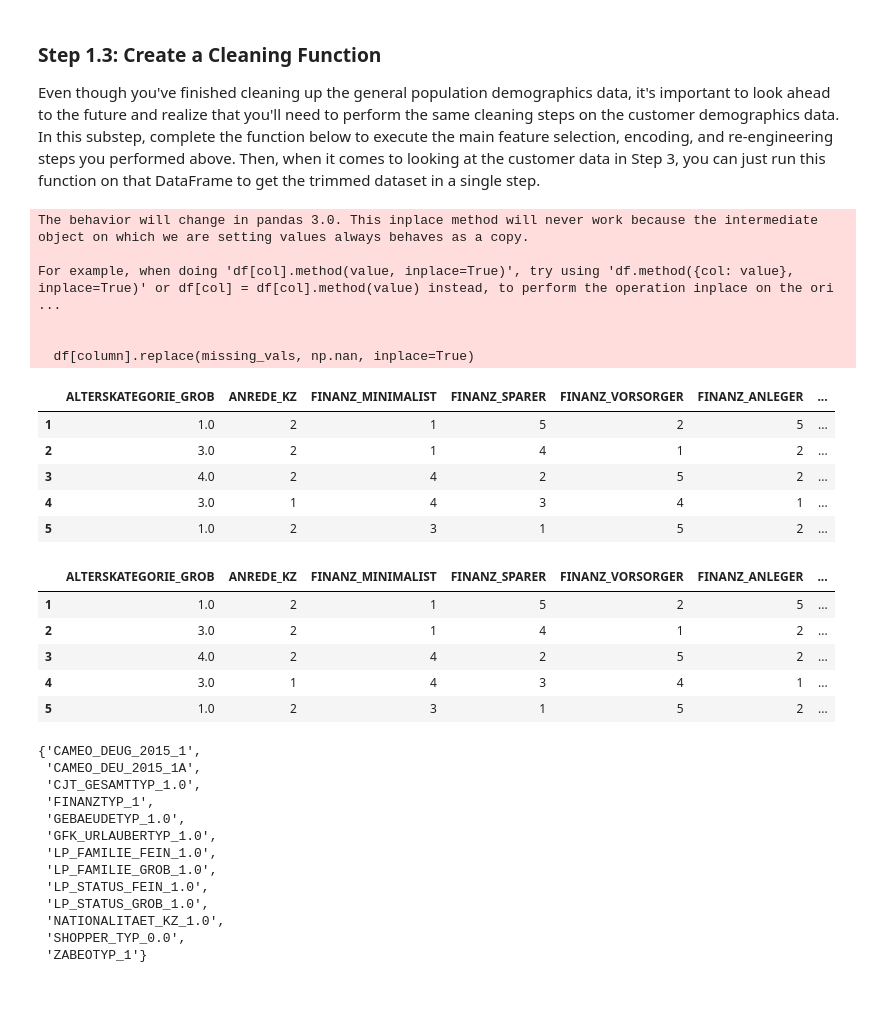
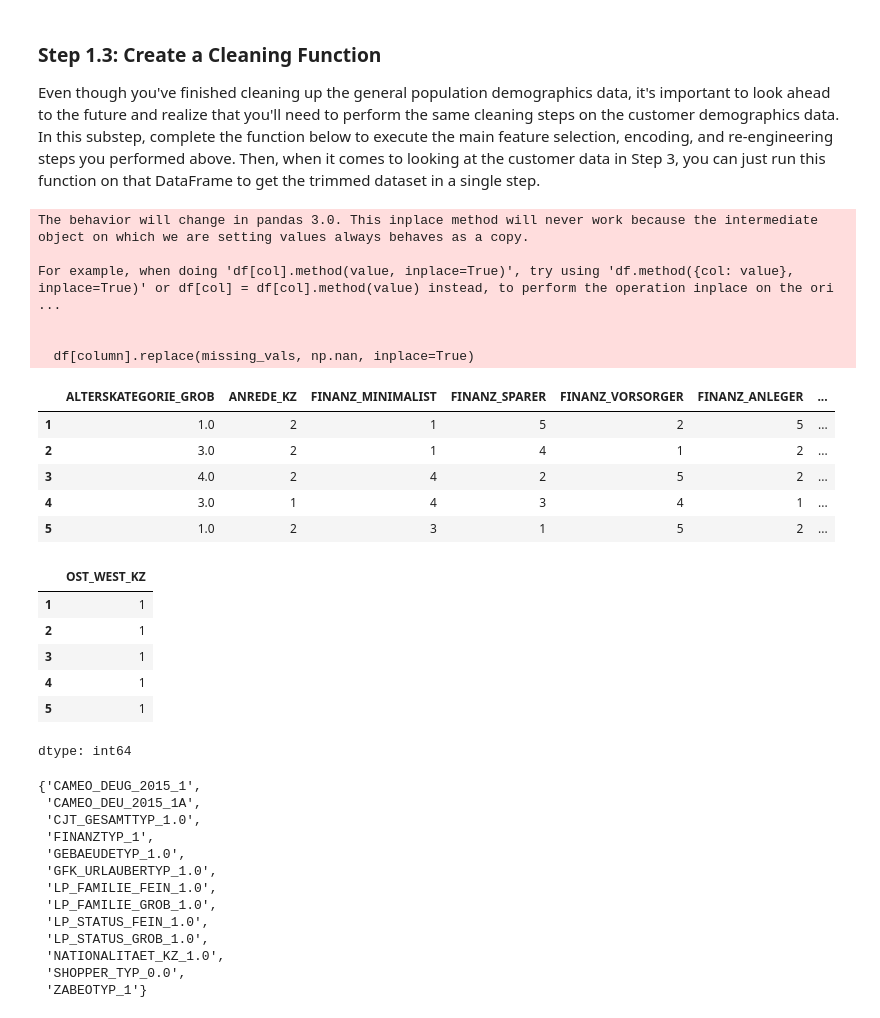
Before and after one commit to mo-matar/Identify-Customer-Segments-Unsupervised-Learning-Project, a Jupyter notebook: Identify_Customer_Segments.ipynb, the cells around one changed output. Cells and saved outputs as stored; diff of their text form; code cells hidden in the pictures.

```diff
--- a/Identify_Customer_Segments.ipynb
+++ b/Identify_Customer_Segments.ipynb
@@ -818,8 +818,6 @@ def clean_data(df):
     #remove rows
 
     mean_missing_per_row = df.isnull().mean(axis=1)*100
-    missing_percent = demographics_cleaned.isnull().mean() * 100
-
     threshold = 15
     df_low = df[mean_missing_per_row <= threshold]
     df_high = df[mean_missing_per_row > threshold]
@@ -829,8 +827,8 @@ def clean_data(df):
         'CJT_GESAMTTYP', 'FINANZTYP', 'GFK_URLAUBERTYP', 'LP_FAMILIE_FEIN', 'LP_FAMILIE_GROB', 'LP_STATUS_FEIN', 'LP_STATUS_GROB',
         'NATIONALITAET_KZ', 'SHOPPER_TYP', 'ZABEOTYP', 'GEBAEUDETYP', 'CAMEO_DEUG_2015', 'CAMEO_DEU_2015']
     df_new = df_low.copy()
-    df_new['OST_WEST_KZ'] = df_low['OST_WEST_KZ'].map({'W': 0, 'O': 1})
-    df_new = pd.get_dummies(df_low, columns=multi_level_categoricals)
+    df_new['OST_WEST_KZ'] = df_new['OST_WEST_KZ'].map({'W': 1, 'O': 0})
+    df_new = pd.get_dummies(df_new, columns=multi_level_categoricals)
 
     #mapping for decade
     decade_mapping = {
@@ -888,7 +886,7 @@ def clean_data(df):
 test = demographics.copy()
 test = clean_data(test)
 display(test.head())
-display(mixed_data2.head())
+# display(mixed_data2.head())
 # %% [output]
 The behavior will change in pandas 3.0. This inplace method will never work because the intermediate object on which we are setting values always behaves as a copy.
 
@@ -902,12 +900,16 @@ For example, when doing 'df[col].method(value, inplace=True)', try using 'df.met
 | 3 | 4.0 | 2 | 4 | 2 | 5 | 2 | ... |
 | 4 | 3.0 | 1 | 4 | 3 | 4 | 1 | ... |
 | 5 | 1.0 | 2 | 3 | 1 | 5 | 2 | ... |
-|  | ALTERSKATEGORIE_GROB | ANREDE_KZ | FINANZ_MINIMALIST | FINANZ_SPARER | FINANZ_VORSORGER | FINANZ_ANLEGER | ... |
-| 1 | 1.0 | 2 | 1 | 5 | 2 | 5 | ... |
-| 2 | 3.0 | 2 | 1 | 4 | 1 | 2 | ... |
-| 3 | 4.0 | 2 | 4 | 2 | 5 | 2 | ... |
-| 4 | 3.0 | 1 | 4 | 3 | 4 | 1 | ... |
-| 5 | 1.0 | 2 | 3 | 1 | 5 | 2 | ... |
+# %%
+test['OST_WEST_KZ'].head()
+# %% [output]
+|  | OST_WEST_KZ |
+| 1 | 1 |
+| 2 | 1 |
+| 3 | 1 |
+| 4 | 1 |
+| 5 | 1 |
+dtype: int64
 # %%
 extra_columns = set(test.columns) - set(mixed_data2.columns)
 extra_columns
```
Also changed, not shown: parts of 3 cells of this notebook.
